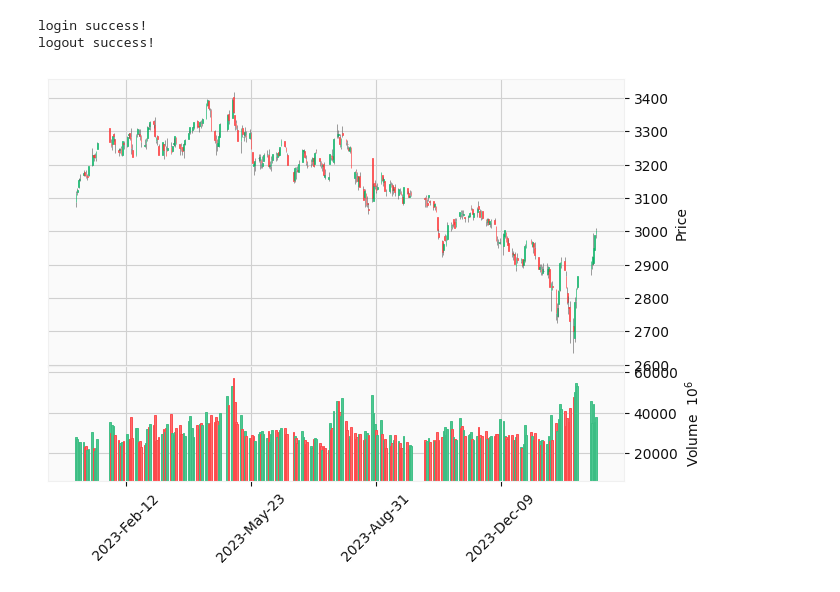
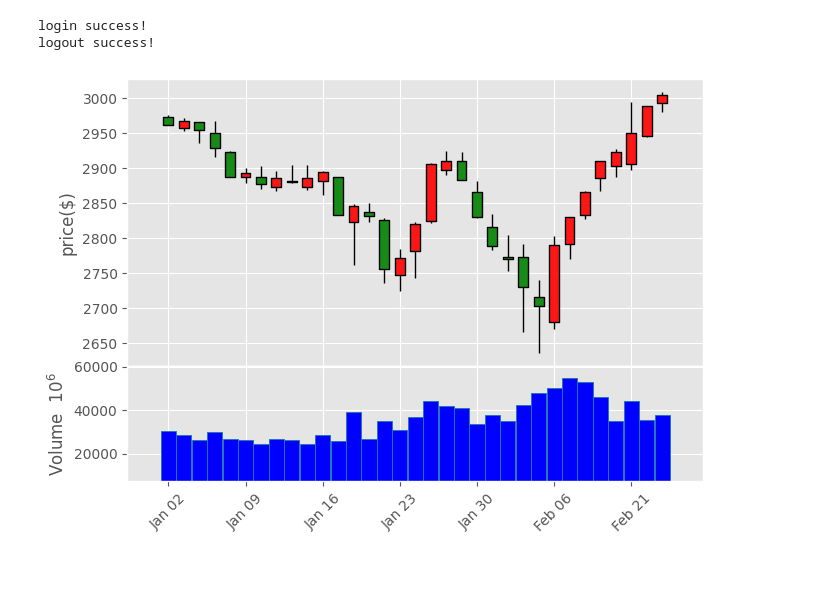
Before and after one commit to Ted88368/quant_in_action, a Jupyter notebook: quick_start/05_蜡烛图.ipynb, the cells around one changed output. Drawn from its saved outputs; the diff is of its cells as text; code cells hidden in the pictures.

Commit message:
绘制蜡烛图

```diff
--- a/quick_start/05_蜡烛图.ipynb
+++ b/quick_start/05_蜡烛图.ipynb
@@ -8,7 +8,7 @@ lg = bs.login()
 
 # 设置股票代码和时间范围
 stock_code = "sh.000001"  # 上证指数
-start_date = "2023-01-01"
+start_date = "2024-01-01"
 end_date = "2024-12-31"
 
 # 获取股票数据
@@ -40,8 +40,22 @@ df
 
 # 设置蜡烛图数据
 ohlc = df[['open', 'high', 'low', 'close','volume']]
-# %%
-# 绘制蜡烛图
-mpf.plot(ohlc, type='candle', style='yahoo', volume=True, show_nontrading=True)
-# %% [output]
-[figure, removed]
+# %%
+
+# 调用make_marketcolors函数，定义K线颜色
+mc = mpf.make_marketcolors(
+    up="red",  # 上涨K线的颜色
+    down="green",  # 下跌K线的颜色
+    edge="black",  # 蜡烛图箱体的颜色
+    volume="blue",  # 成交量柱子的颜色
+    wick="black"  # 蜡烛图影线的颜色
+)
+# 调用make_mpf_style函数，自定义图表样式
+# 函数返回一个字典，查看字典包含的数据，按照需求和规范调整参数
+style = mpf.make_mpf_style(base_mpl_style="ggplot", marketcolors=mc)
+# print(style)
+
+# 绘制蜡烛图
+mpf.plot(ohlc, type='candle', style=style, volume=True,  ylabel="price($)")
+# %% [output]
+[figure, added]
```
